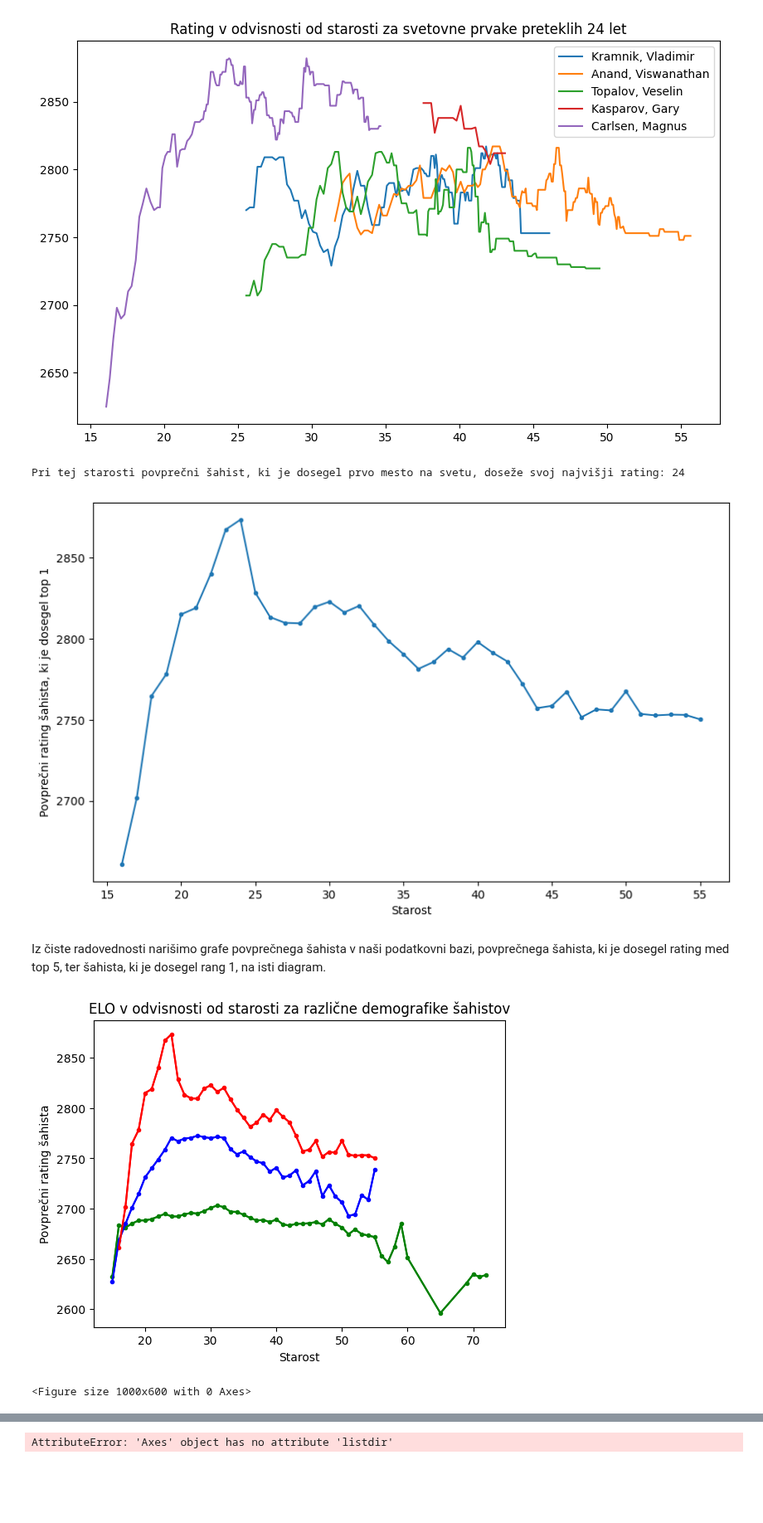
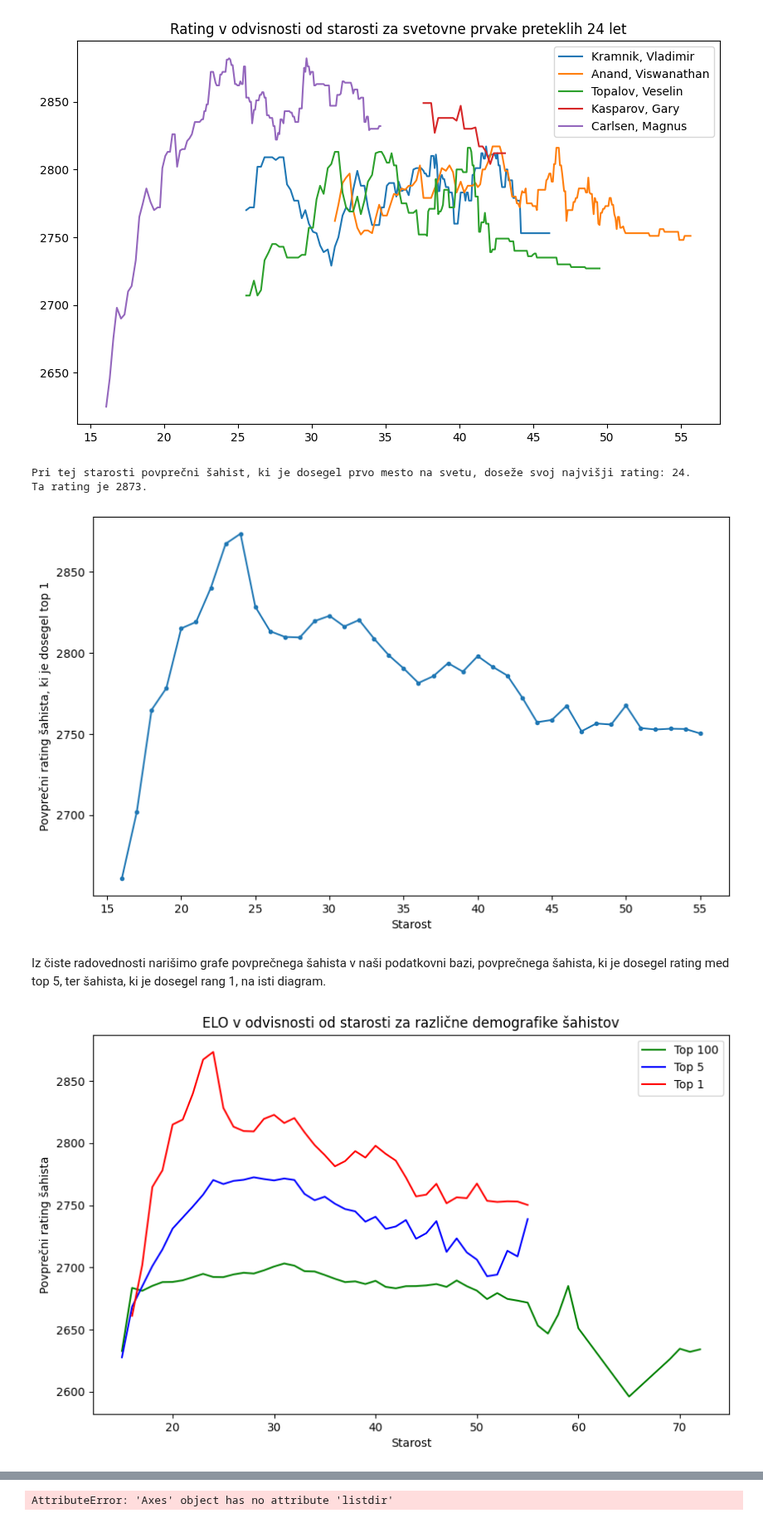
Before and after one commit to HugoTrebse/UVP-projektna-naloga, a Jupyter notebook: analiza_podatkov.ipynb, the cells around one changed output, grey strips where cells are left out. Shown at 83% size. Cells and saved outputs as stored; diff of their text form; code cells hidden in the pictures; blank space fills up the shorter version.

Commit message:
Dopolnil legendo pri zadnjem izmed grafov.

```diff
--- a/analiza_podatkov.ipynb
+++ b/analiza_podatkov.ipynb
@@ -188,11 +196,11 @@ plot.show()
 [figure]
 # %%
 povprecje_v_populaciji_1 = povprecje_v_populaciji(1)
-#Ker 15-letnik še ni dosegel najboljšega ratinga na svetu je povprecje_v_populaciji_1[15] = 0, kar povzroči preglavice pri risanju grafov. Vrednost posledično odstranimo
-maksimum_v_populaciji_1 = maksimum_v_povprecju_populacije(povprecje_v_populaciji_1, 1)
+maksimum_v_populaciji_1 = maksimum_v_povprecju_populacije(povprecje_v_populaciji_1, 1)[0]
+najvisji_rating_v_populaciji_1 = maksimum_v_povprecju_populacije(povprecje_v_populaciji_1, 1)[1]
 
 formatirani_ekstrem_1 = ' ,'.join(f'{stevilo}' for stevilo in maksimum_v_populaciji_1)
-print(f'Pri tej starosti povprečni šahist, ki je dosegel prvo mesto na svetu, doseže svoj najvišji rating: {formatirani_ekstrem_1}')
+print(f'Pri tej starosti povprečni šahist, ki je dosegel prvo mesto na svetu, doseže svoj najvišji rating: {formatirani_ekstrem_1}. \nTa rating je {najvisji_rating_v_populaciji_1}.')
 
 pandas_prikaz_top_1 = pd.Series(povprecje_v_populaciji_1)
 
@@ -204,31 +212,24 @@ plot.xlabel('Starost')
 plot.ylabel('Povprečni rating šahista, ki je dosegel top 1')
 plot.show()
 # %% [output]
-Pri tej starosti povprečni šahist, ki je dosegel prvo mesto na svetu, doseže svoj najvišji rating: 24
+Pri tej starosti povprečni šahist, ki je dosegel prvo mesto na svetu, doseže svoj najvišji rating: 24.
+Ta rating je 2873.
 [figure]
 # %% [markdown]
 Iz čiste radovednosti narišimo grafe povprečnega šahista v naši podatkovni bazi, povprečnega šahista, ki je dosegel rating med top 5, ter šahista, ki je dosegel rang 1, na isti diagram.
 # %%
-#Z nekaj spletnega brskanja ugotovimo, da je za prekrivanje grafov potrebno sledeče:
+plot.figure(figsize=(10,6))
 
+pandas_prikaz_top_100.plot(label='Top 100', color='green')
+pandas_prikaz_top_5.plot(label='Top 5', color='blue')
+pandas_prikaz_top_1.plot(label='Top 1', color='red')
 
-pandas_prikaz_top_100.plot(kind = 'line', marker = '.', color = 'green')
-pandas_prikaz_top_5.plot(kind = 'line', marker = '.', color = 'blue')
-pandas_prikaz_top_1.plot(kind = 'line', marker = '.', color = 'red')
+plot.xlabel('Starost')
+plot.ylabel('Povprečni rating šahista')
+plot.title('ELO v odvisnosti od starosti za različne demografike šahistov')
 
-os = pandas_prikaz_top_100.plot(label = 'Top 100', color = 'green')
-
-pandas_prikaz_top_5.plot(label = 'Top 5', color = 'blue')
-
-pandas_prikaz_top_1.plot(label = 'Top 1', color = 'red')
-
-os.set_xlabel('Starost')
-os.set_ylabel('Povprečni rating šahista')
-os.set_title('ELO v odvisnosti od starosti za različne demografike šahistov')
-
-plot.figure(figsize=(10,6))
+plot.legend()
 plot.show()
 # %% [output]
-[figure, old version]
+[figure, new version]
-<Figure size 1000x600 with 0 Axes>
 # %% [markdown]
```
Also changed, not shown: parts of 4 cells of this notebook.
